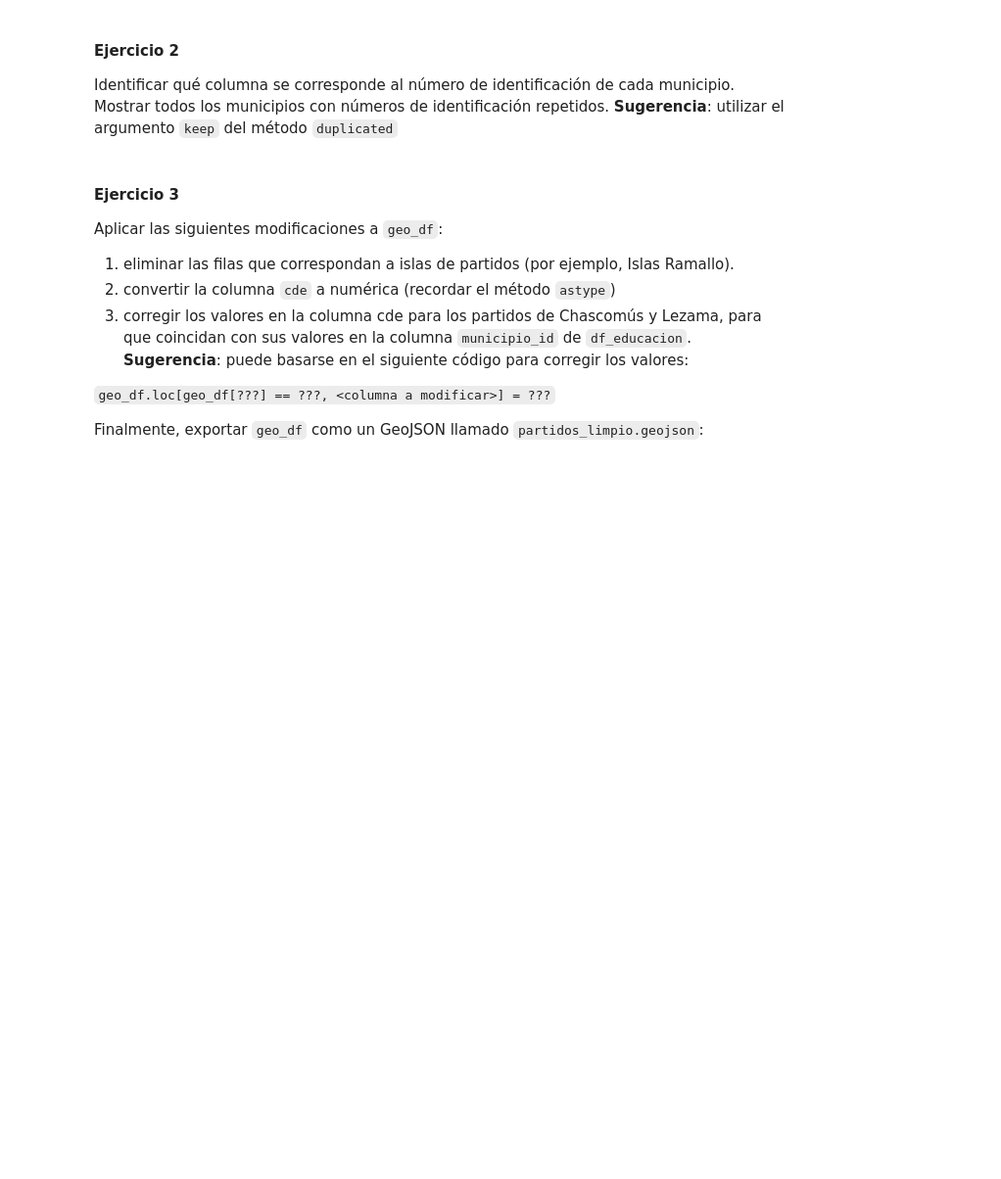
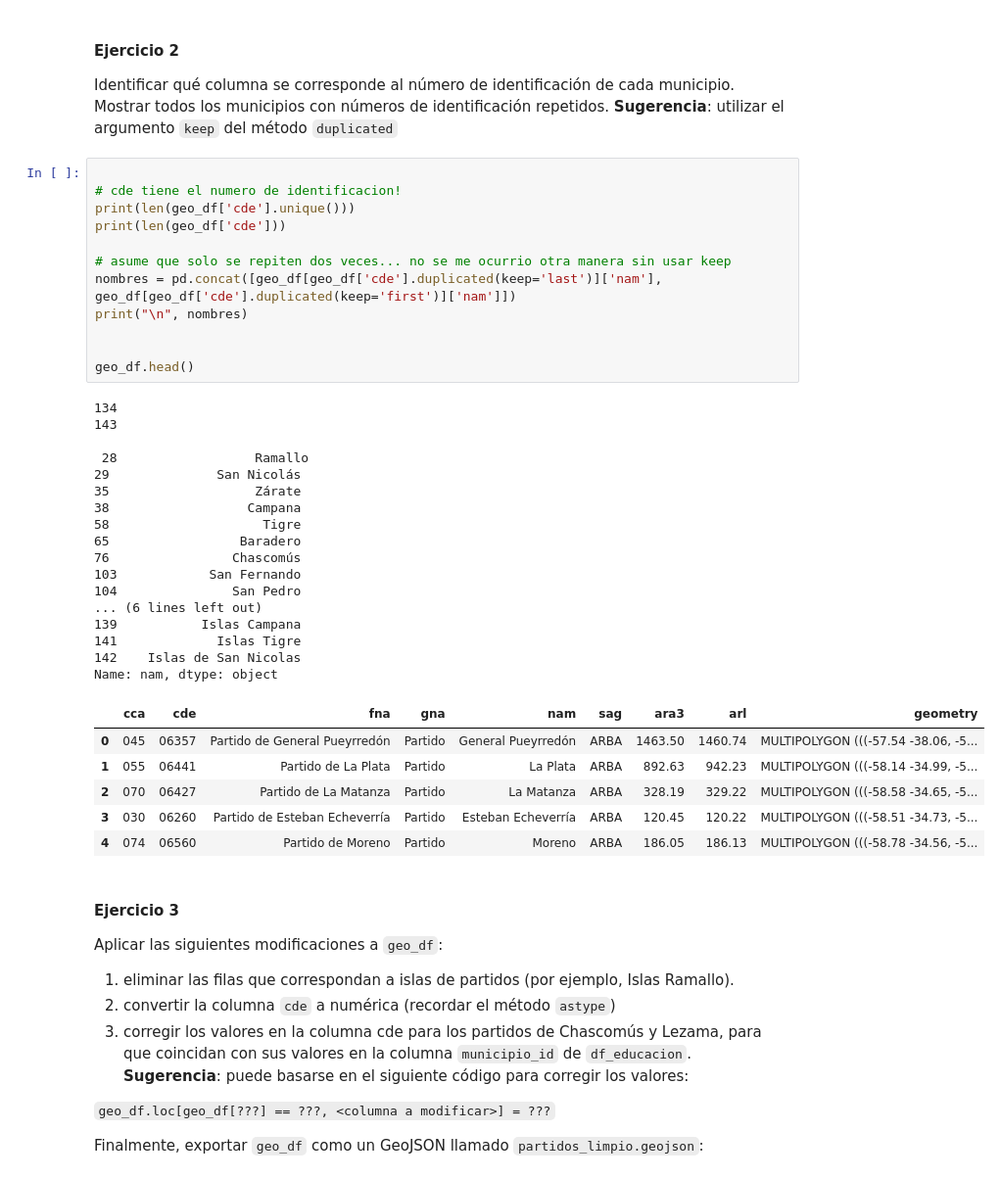
Before and after one commit to lmendezayl/uba-ldd-tp1, a Jupyter notebook: TP_1.ipynb, the cells around one changed output. Shown at 98% size. Saved outputs shown, nothing was run; the diff lists cells and outputs as text; blank space fills up the shorter version.

```diff
--- a/TP_1.ipynb
+++ b/TP_1.ipynb
@@ -332,6 +367,42 @@ geo_df.plot()
 Identificar qué columna se corresponde al número de identificación de cada municipio. Mostrar
 todos los municipios con números de identificación repetidos.
 **Sugerencia**: utilizar el argumento `keep` del método `duplicated`
+# %%
+
+# cde tiene el numero de identificacion!
+print(len(geo_df['cde'].unique()))
+print(len(geo_df['cde']))
+
+# asume que solo se repiten dos veces... no se me ocurrio otra manera sin usar keep
+nombres = pd.concat([geo_df[geo_df['cde'].duplicated(keep='last')]['nam'], geo_df[geo_df['cde'].duplicated(keep='first')]['nam']])
+print("\n", nombres)
+
+
+geo_df.head()
+# %% [output]
+134
+143
+
+ 28                  Ramallo
+29              San Nicolás
+35                   Zárate
+38                  Campana
+58                    Tigre
+65                 Baradero
+76                Chascomús
+103            San Fernando
+104               San Pedro
+... (6 lines left out)
+139           Islas Campana
+141             Islas Tigre
+142    Islas de San Nicolas
+Name: nam, dtype: object
+|  | cca | cde | fna | gna | nam | sag | ara3 | arl | geometry |
+| 0 | 045 | 06357 | Partido de General Pueyrredón | Partido | General Pueyrredón | ARBA | 1463.50 | 1460.74 | MULTIPOLYGON (((-57.54 -38.06, -5... |
+| 1 | 055 | 06441 | Partido de La Plata | Partido | La Plata | ARBA | 892.63 | 942.23 | MULTIPOLYGON (((-58.14 -34.99, -5... |
+| 2 | 070 | 06427 | Partido de La Matanza | Partido | La Matanza | ARBA | 328.19 | 329.22 | MULTIPOLYGON (((-58.58 -34.65, -5... |
+| 3 | 030 | 06260 | Partido de Esteban Echeverría | Partido | Esteban Echeverría | ARBA | 120.45 | 120.22 | MULTIPOLYGON (((-58.51 -34.73, -5... |
+| 4 | 074 | 06560 | Partido de Moreno | Partido | Moreno | ARBA | 186.05 | 186.13 | MULTIPOLYGON (((-58.78 -34.56, -5... |
 # %% [markdown]
 #### Ejercicio 3
 Aplicar las siguientes modificaciones a `geo_df`:
```
Also changed, not shown: parts of 9 cells of this notebook, 1 other file.
